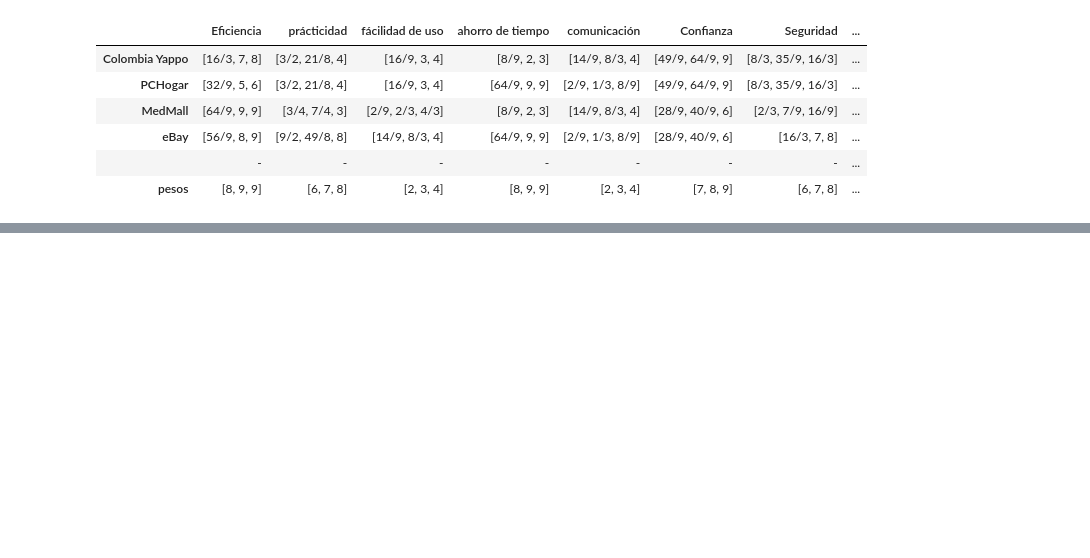
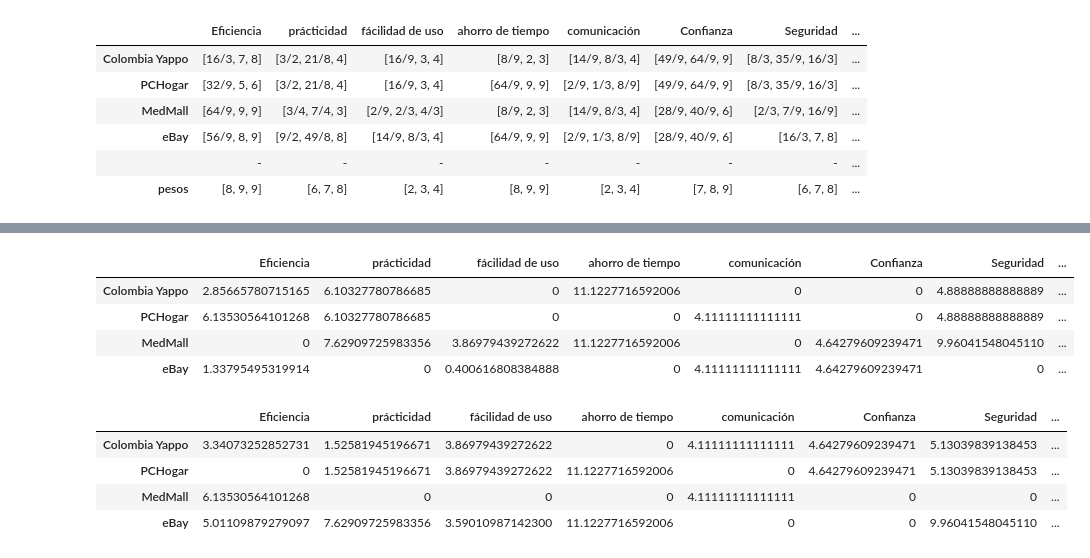
Before and after one commit to DavidbjArangoh/Seminario2_Optimizacion2, a Jupyter notebook: Punto1_TOPSIS_DIFUSO.ipynb, the cells around one changed output, grey strips where cells are left out. Drawn from its saved outputs; the diff is of its cells as text; code cells hidden in the pictures; blank space fills up the shorter version.

```diff
--- a/Punto1_TOPSIS_DIFUSO.ipynb
+++ b/Punto1_TOPSIS_DIFUSO.ipynb
@@ -200,0 +236,31 @@ for i in range(0,10,1):
+# %%
+Dideal = sp.zeros(4,10)
+Dnoideal = sp.zeros(4,10)
+for i in range(0,10,1):
+    for j in range(0,4,1):
+        di = 0
+        dn = 0
+        for k in range(0,3):
+            di = di + (PondFuzzy[j][i][0,k] - A[0][i][0,k])**2
+            dn = dn + (PondFuzzy[j][i][0,k] - A[1][i][0,k])**2
+        Dideal[j,i] = di**(1/2)
+        Dnoideal[j,i] = dn**(1/2)
+alt.pop(5)
+alt.pop(4)
+DidealList = Dideal.tolist()
+DnoidealList = Dnoideal.tolist()
+DidealFrame = pand.DataFrame(DidealList, index = alt, columns = crit)
+DnoidealFrame = pand.DataFrame(DnoidealList, index = alt, columns = crit)
+display(DidealFrame)
+display(DnoidealFrame)
+# %% [output]
+|  | Eficiencia | prácticidad | fácilidad de uso | ahorro de tiempo | comunicación | Confianza | Seguridad | ... |
+| Colombia Yappo | 2.85665780715165 | 6.10327780786685 | 0 | 11.1227716592006 | 0 | 0 | 4.88888888888889 | ... |
+| PCHogar | 6.13530564101268 | 6.10327780786685 | 0 | 0 | 4.11111111111111 | 0 | 4.88888888888889 | ... |
+| MedMall | 0 | 7.62909725983356 | 3.86979439272622 | 11.1227716592006 | 0 | 4.64279609239471 | 9.96041548045110 | ... |
+| eBay | 1.33795495319914 | 0 | 0.400616808384888 | 0 | 4.11111111111111 | 4.64279609239471 | 0 | ... |
+|  | Eficiencia | prácticidad | fácilidad de uso | ahorro de tiempo | comunicación | Confianza | Seguridad | ... |
+| Colombia Yappo | 3.34073252852731 | 1.52581945196671 | 3.86979439272622 | 0 | 4.11111111111111 | 4.64279609239471 | 5.13039839138453 | ... |
+| PCHogar | 0 | 1.52581945196671 | 3.86979439272622 | 11.1227716592006 | 0 | 4.64279609239471 | 5.13039839138453 | ... |
+| MedMall | 6.13530564101268 | 0 | 0 | 0 | 4.11111111111111 | 0 | 0 | ... |
+| eBay | 5.01109879279097 | 7.62909725983356 | 3.59010987142300 | 11.1227716592006 | 0 | 0 | 9.96041548045110 | ... |
```
Also changed, not shown: parts of 4 cells of this notebook.
